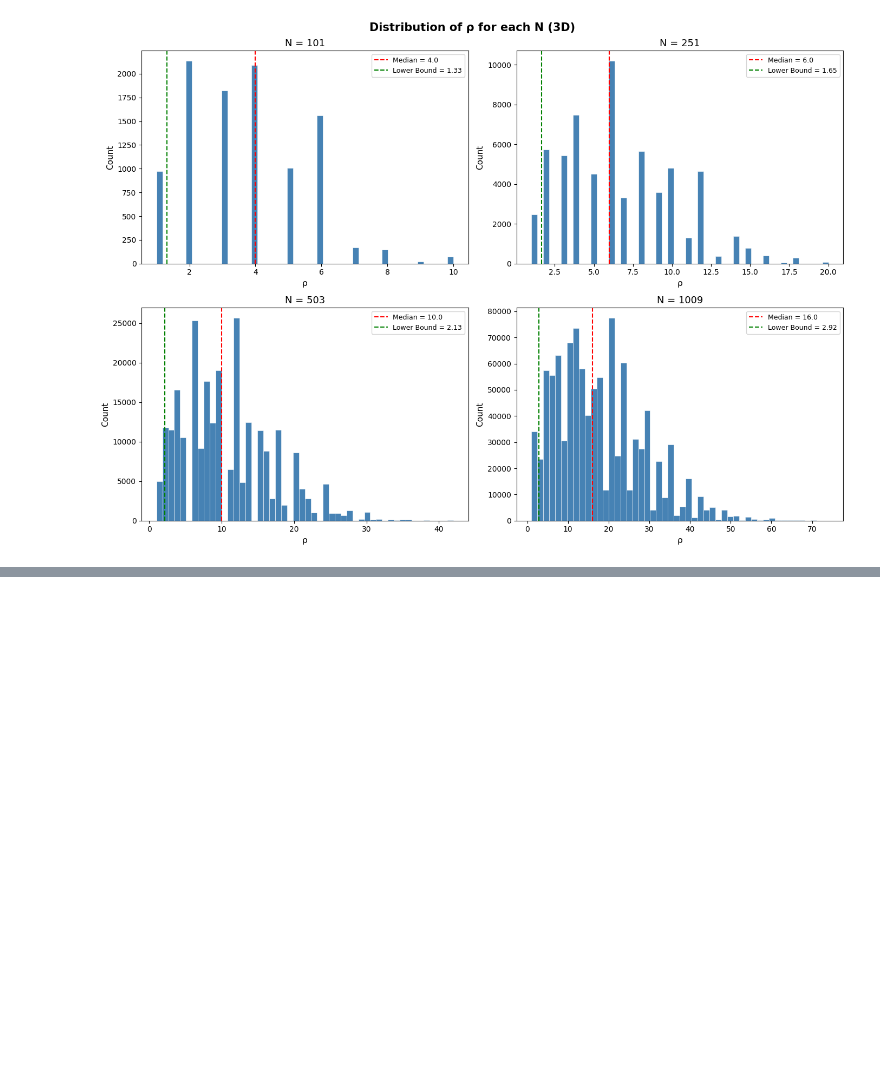
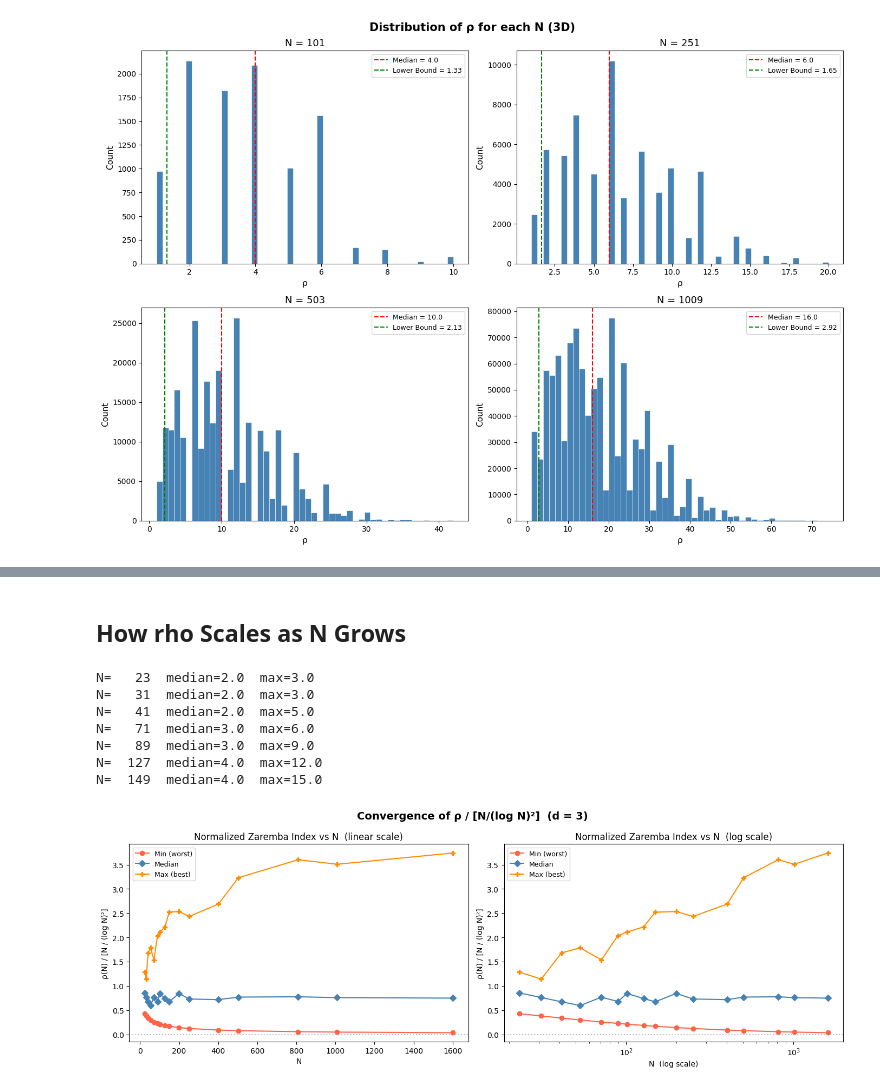
Before and after one commit to Paul-F7/kronecker-project, a Jupyter notebook: phase4.ipynb, the cells around one changed output, grey strips where cells are left out. Cells and saved outputs as stored; diff of their text form; code cells hidden in the pictures; blank space fills up the shorter version.

```diff
--- a/phase4.ipynb
+++ b/phase4.ipynb
@@ -173,0 +190,4 @@ plt.show()
+# %%
+N_extended = [53, 101, 199, 401, 809, 1601]
+
+extended_stats_df, extended_distributions = analyze_rho_distribution(N_extended)
@@ -173,0 +415,73 @@ plt.show()
+# %% [markdown]
+## How rho Scales as N Grows
+# %%
+def compute_scaling_stats(N_values):
+    """Lightweight: compute only the stats needed for scaling analysis."""
+    results = []
+    for N in N_values:
+        rhos = []
+        for g_vector, weight in generate_optimized_g_vectors_3d(N):
+            alpha = (g_vector[1]/N, g_vector[2]/N)
+            rho, _ = rho_3d_lyness_corrected(N, alpha)
+            rhos.extend([rho] * weight)
+        arr = np.array(rhos)
+        results.append({'N': N, 'min': arr.min(), 'median': np.median(arr), 'max': arr.max()})
+        print(f"N={N:5d}  median={np.median(arr):.1f}  max={arr.max():.1f}")
+    return pd.DataFrame(results)
+
+# Wide log-spaced primes — gives good coverage from small to large N
+new_N = [23, 31, 41, 71, 89, 127, 149]
+new_stats = compute_scaling_stats(new_N)
+
+# Combine with everything already computed
+all_scaling = (
+    pd.concat([distribution_stats_df.rename(columns={
+                   'Median (50% Bound)': 'median', 'Min': 'min', 'Max': 'max'})[['N','min','median','max']],
+               extended_stats_df.rename(columns={
+                   'Median (50% Bound)': 'median', 'Min': 'min', 'Max': 'max'})[['N','min','median','max']],
+               new_stats], ignore_index=True)
+    .sort_values('N').drop_duplicates('N').reset_index(drop=True)
+)
+
+N_arr = all_scaling['N'].values.astype(float)
+
+# Normalized ratios  ρ / (N / (log N)²)
+def normalize(rho_arr, N_arr):
+    return rho_arr / (N_arr / np.log(N_arr)**2)
+
+ratio_min = normalize(all_scaling['min'].values.astype(float),    N_arr)
+ratio_med = normalize(all_scaling['median'].values.astype(float), N_arr)
+ratio_max = normalize(all_scaling['max'].values.astype(float),    N_arr)
+
+# ── Plot ──────────────────────────────────────────────────────────────────────
+fig, axes = plt.subplots(1, 2, figsize=(14, 5))
+
+for ax, xscale in zip(axes, ['linear', 'log']):
+    ax.plot(N_arr, ratio_min, 'o-', color='tomato',     label='Min (worst)')
+    ax.plot(N_arr, ratio_med, 'D-', color='steelblue',  label='Median')
+    ax.plot(N_arr, ratio_max, 'P-', color='darkorange', label='Max (best)')
+    ax.axhline(0, color='gray', linestyle=':', alpha=0.5)
+    ax.set_xscale(xscale)
+    ax.set_xlabel('N' + ('  (log scale)' if xscale == 'log' else ''))
+    ax.set_ylabel('ρ(N) / [N / (log N)²]')
+    ax.set_title(f'Normalized Zaremba Index vs N  ({xscale} scale)')
+    ax.legend(fontsize=9)
+
+plt.suptitle('Convergence of ρ / [N/(log N)²]  (d = 3)', fontsize=14, fontweight='bold')
+plt.tight_layout()
+plt.show()
+
+print("\nNormalized ratios:")
+for _, row in all_scaling.iterrows():
+    N = row['N']
+    denom = N / np.log(N)**2
+    print(f"N={int(N):5d}  min={row['min']/denom:.4f}  median={row['median']/denom:.4f}  max={row['max']/denom:.4f}")
+# %% [output]
+N=   23  median=2.0  max=3.0
+N=   31  median=2.0  max=3.0
+N=   41  median=2.0  max=5.0
+N=   71  median=3.0  max=6.0
+N=   89  median=3.0  max=9.0
+N=  127  median=4.0  max=12.0
+N=  149  median=4.0  max=15.0
+[figure, added]
```
Also changed, not shown: parts of 25 cells of this notebook, 1 other file.
